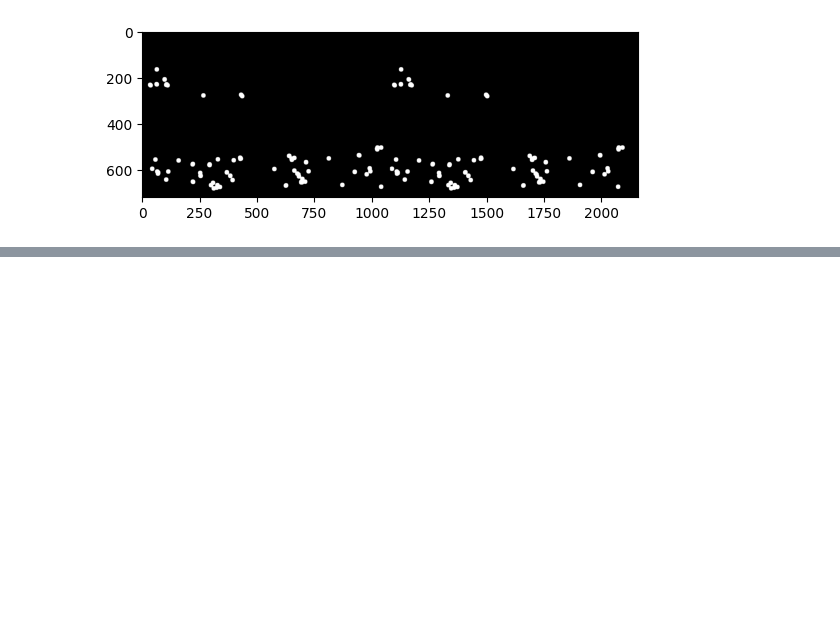
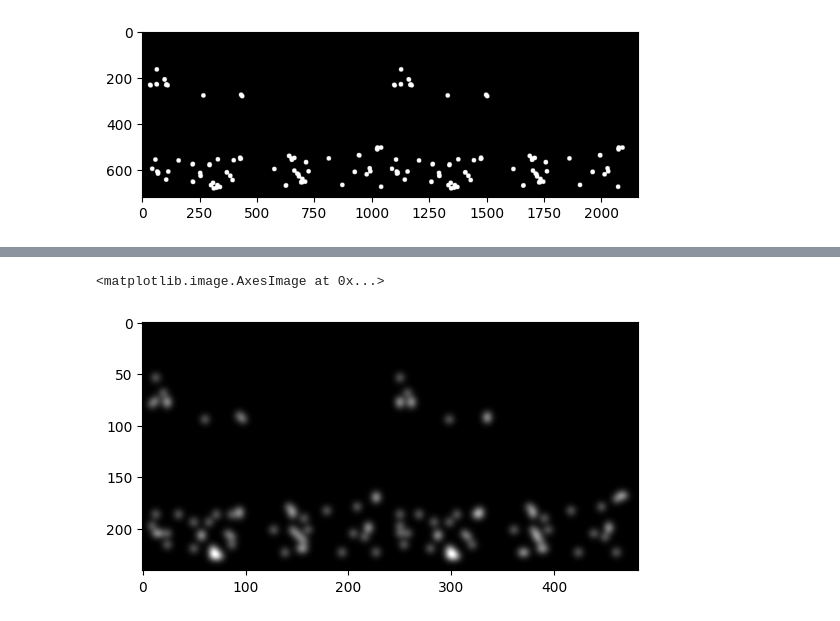
Before and after one commit to csirlin/StereoSight, a Jupyter notebook: depth.ipynb, the cells around one changed output, grey strips where cells are left out. Drawn from its saved outputs; the diff is of its cells as text; code cells hidden in the pictures; blank space fills up the shorter version.

```diff
--- a/depth.ipynb
+++ b/depth.ipynb
@@ -117,14 +122,4 @@ plt.imshow(percept_side_by_side, cmap='gray')
 # %% [output]
 <matplotlib.image.AxesImage at 0x...>
 [figure]
-# %%
-# now try argus II
-implant = p2p.implants.ArgusII()
-model = p2p.models.ScoreboardModel(xrange=(-12, 12), yrange=(-12, 12), xystep=0.1, rho=100)
-model.build()
-
-implant.stim = p2p.stimuli.ImageStimulus(img)
-percept_left = model.predict_percept(implant)
-implant.stim = p2p.stimuli.ImageStimulus(warped_image)
-percept_right = model.predict_percept(implant)
 # %%
@@ -249,0 +339,10 @@ plt.imshow(percept_side_by_side, cmap='gray')
+# %%
+big_prosthetic.stim = get_stim_from_key_points(big_prosthetic, keypoint_positions, img.shape[0:2])
+keypoints_smart_big_left = scoreboard.predict_percept(big_prosthetic).data
+big_prosthetic.stim = get_stim_from_key_points(big_prosthetic, keypoint_positions_shifted, img.shape[0:2])
+keypoints_smart_big_right = scoreboard.predict_percept(big_prosthetic).data
+percept_side_by_side = np.hstack((keypoints_smart_big_left, keypoints_smart_big_right))
+plt.imshow(percept_side_by_side, cmap='gray')
+# %% [output]
+<matplotlib.image.AxesImage at 0x...>
+[figure, added]
```
Also changed, not shown: parts of 15 cells of this notebook.
